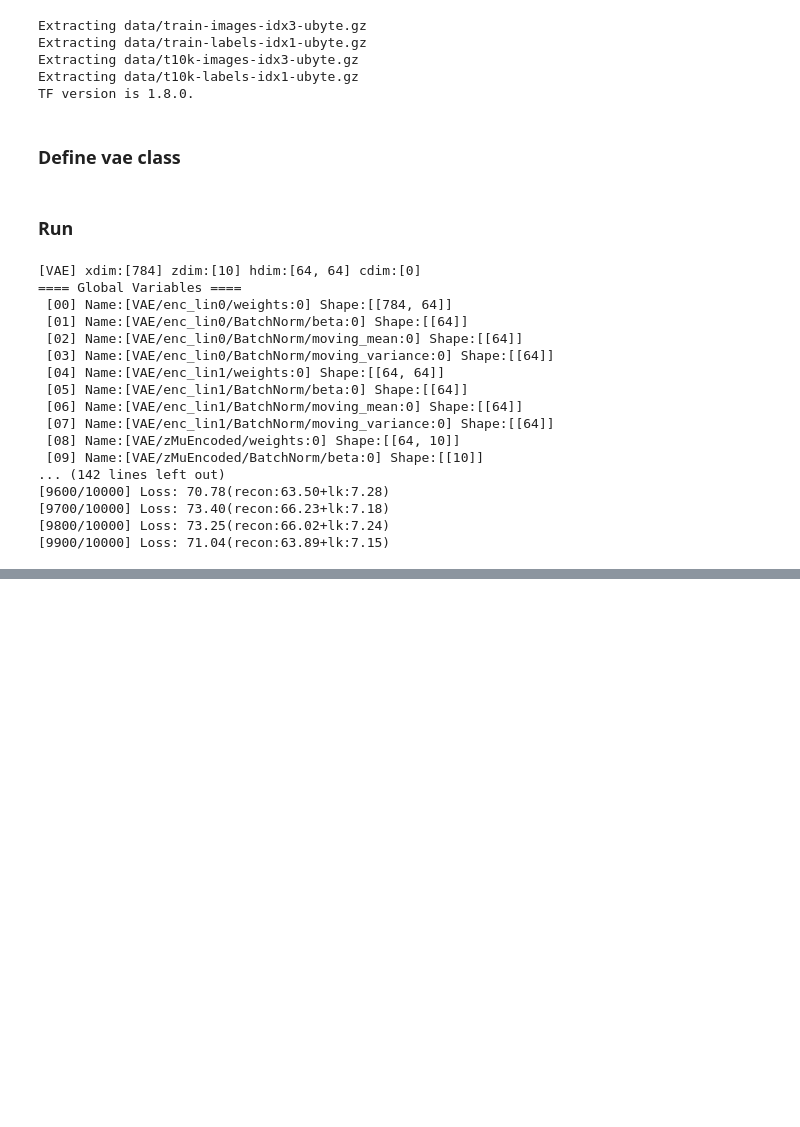
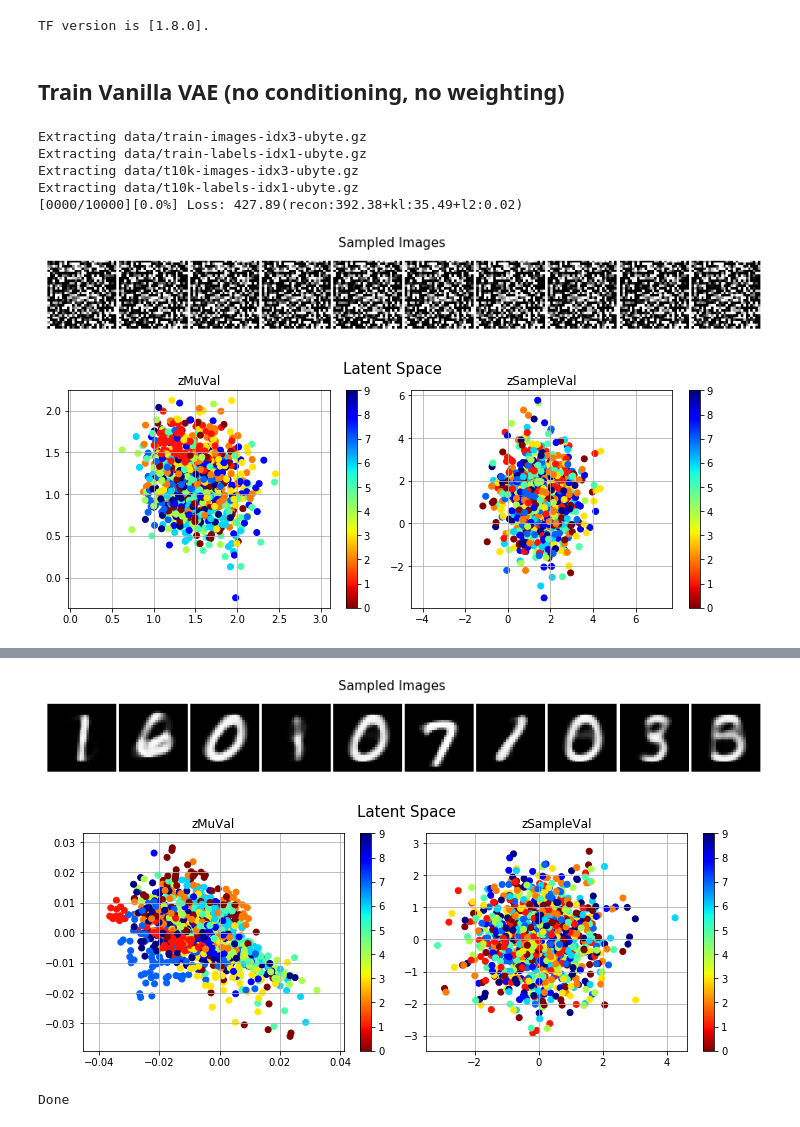
Before and after one commit to sjchoi86/mujoco-ant, a Jupyter notebook: src/demo_vae.ipynb, the cells around one changed output, grey strips where cells are left out. Saved outputs shown, nothing was run; the diff lists cells and outputs as text; code cells hidden in the pictures; blank space fills up the shorter version.

```diff
--- a/src/demo_vae.ipynb
+++ b/src/demo_vae.ipynb
@@ -9,16 +9,9 @@ import matplotlib.pyplot as plt
 # warnings.filterwarnings("ignore") # Stop showing annoying warnings
 tf.logging.set_verbosity(tf.logging.ERROR) # I like old-style MNIST w/o warnings
 from tensorflow.examples.tutorials.mnist import input_data
-from sklearn.utils import shuffle
 from util import gpu_sess
-mnist = input_data.read_data_sets('data', one_hot=True)
+from vae_class import vae_class
 %matplotlib inline
-print ("TF version is %s."%(tf.__version__))
+print ("TF version is [%s]."%(tf.__version__))
 # %% [output]
-Extracting data/train-images-idx3-ubyte.gz
-Extracting data/train-labels-idx1-ubyte.gz
-Extracting data/t10k-images-idx3-ubyte.gz
-Extracting data/t10k-labels-idx1-ubyte.gz
-TF version is 1.8.0.
+TF version is [1.8.0].
-# %% [markdown]
-### Define vae class
@@ -178,32 +18,27 @@ class vae_class(object):
-# %% [markdown]
-### Run
+# %% [markdown]
+## Train Vanilla VAE (no conditioning, no weighting)
 # %%
-tf.reset_default_graph()
-tf.set_random_seed(0); np.random.seed(0)
-V = vae_class(_name='VAE',_xDim=784,_zDim=10,_hDims=[64,64],_cDim=0,
-             _actv=tf.nn.relu,_bn=slim.batch_norm,
-             _lr=0.001,_beta1=0.9,_beta2=0.9,_epsilon=0.1,
-             _VERBOSE=True)
+tf.reset_default_graph() # Reset Graph
+tf.set_random_seed(0); np.random.seed(0) # Fix random seed
+V = vae_class(_name='VAE',_xDim=784,_zDim=16,_hDims=[256,128],_cDim=0,
+              _actv=tf.nn.softplus,_bn=None,
+              _optimizer=tf.train.AdamOptimizer,
+              _optm_param={'lr':0.001,'beta1':0.9,'beta2':0.9,'epsilon':1e-8},
+              _VERBOSE=False)
 sess = gpu_sess()
 # We will use MNIST
+mnist = input_data.read_data_sets('data', one_hot=True)
 X = mnist.train.images
 Y = mnist.train.labels
-V.train(_sess=sess,_X=X,_C=None,_Q=None,_maxIter=(int)(1e4),_batchSize=256,_PRINT_EVERY=100,_PLOT_EVERY=100)
+# Train Vanialla VAE
+V.train(_sess=sess,_X=X,_Y=Y,_C=None,_Q=None,_maxIter=1e4,_batchSize=256,_PRINT_EVERY=2e4,_PLOT_EVERY=2e4,
+       _imgSz=(28,28),_figsize=(15,2),_nR=1,_nC=10,_LR_SCHEDULE=False)
+print ("Done")
 # %% [output]
-[VAE] xdim:[784] zdim:[10] hdim:[64, 64] cdim:[0]
-==== Global Variables ====
- [00] Name:[VAE/enc_lin0/weights:0] Shape:[[784, 64]]
- [01] Name:[VAE/enc_lin0/BatchNorm/beta:0] Shape:[[64]]
- [02] Name:[VAE/enc_lin0/BatchNorm/moving_mean:0] Shape:[[64]]
- [03] Name:[VAE/enc_lin0/BatchNorm/moving_variance:0] Shape:[[64]]
- [04] Name:[VAE/enc_lin1/weights:0] Shape:[[64, 64]]
- [05] Name:[VAE/enc_lin1/BatchNorm/beta:0] Shape:[[64]]
- [06] Name:[VAE/enc_lin1/BatchNorm/moving_mean:0] Shape:[[64]]
- [07] Name:[VAE/enc_lin1/BatchNorm/moving_variance:0] Shape:[[64]]
- [08] Name:[VAE/zMuEncoded/weights:0] Shape:[[64, 10]]
- [09] Name:[VAE/zMuEncoded/BatchNorm/beta:0] Shape:[[10]]
-... (142 lines left out)
-[9600/10000] Loss: 70.78(recon:63.50+lk:7.28)
-[9700/10000] Loss: 73.40(recon:66.23+lk:7.18)
-[9800/10000] Loss: 73.25(recon:66.02+lk:7.24)
-[9900/10000] Loss: 71.04(recon:63.89+lk:7.15)
+Extracting data/train-images-idx3-ubyte.gz
+Extracting data/train-labels-idx1-ubyte.gz
+Extracting data/t10k-images-idx3-ubyte.gz
+Extracting data/t10k-labels-idx1-ubyte.gz
+[0000/10000][0.0%] Loss: 427.89(recon:392.38+kl:35.49+l2:0.02)
+[figure, added]
+[figure, added]
@@ -209,0 +46,3 @@ V.train(_sess=sess,_X=X,_C=None,_Q=None,_maxIter=(int)(1e4),_batchSize=256,_PRIN
+[figure, added]
+[figure, added]
+Done
```
Also changed, not shown: parts of 14 cells of this notebook, 2 other files.
